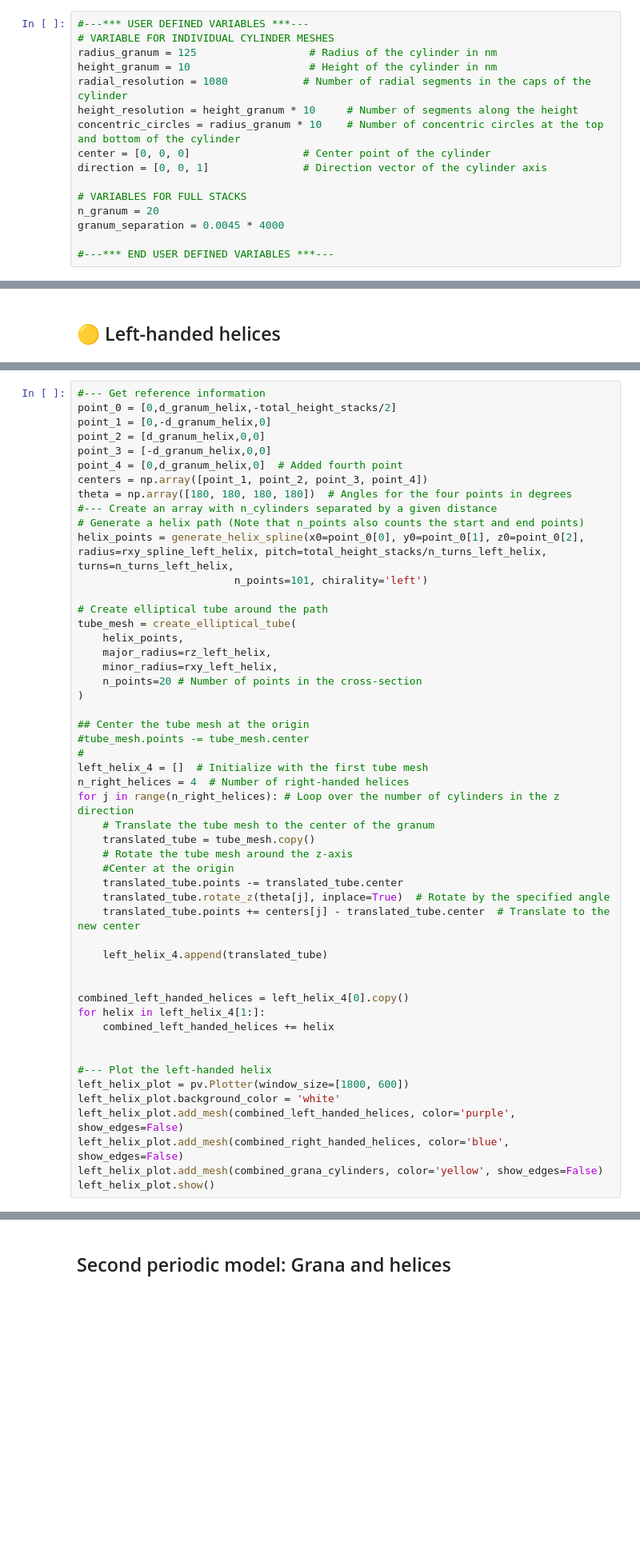
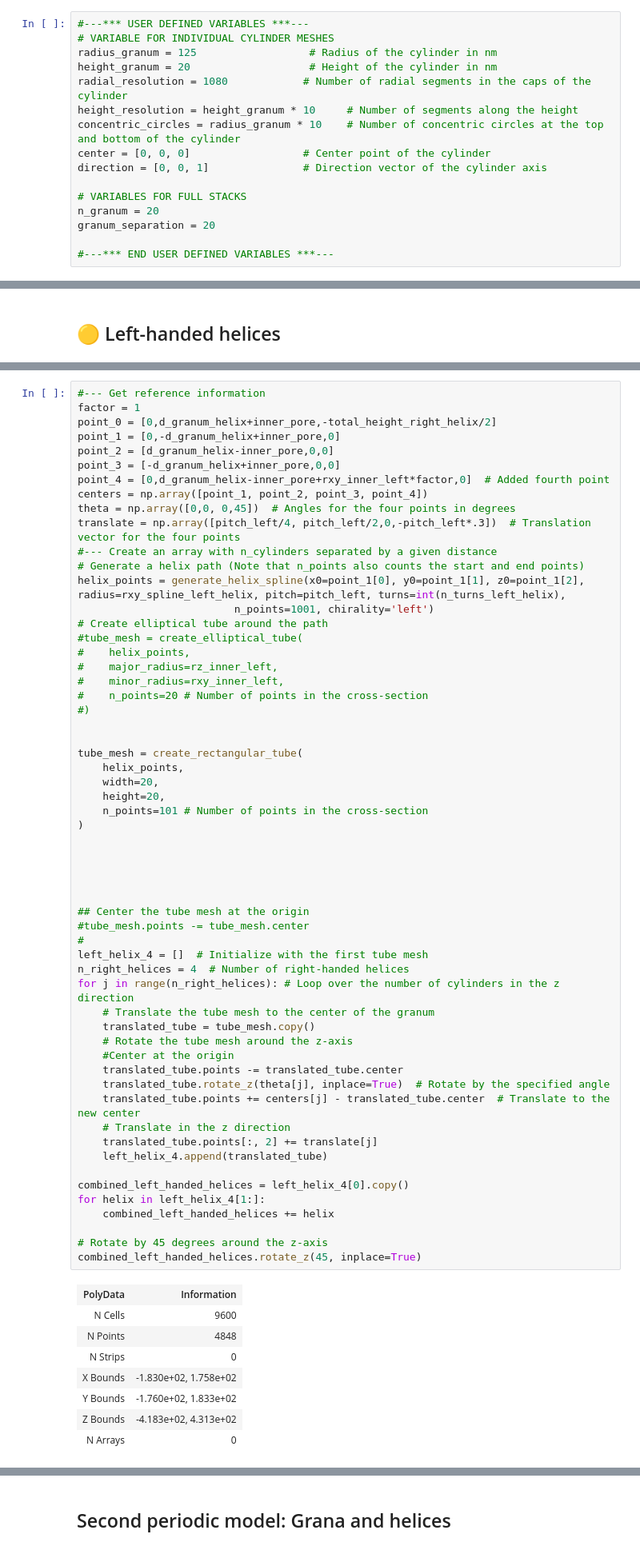
Before and after one commit to rubizarmiento/Chloroplast, a Jupyter notebook: remeshing.ipynb, the cells around one changed output, grey strips where cells are left out. Shown at 80% size. Saved outputs shown, nothing was run; the diff lists cells and outputs as text; blank space fills up the shorter version.

```diff
--- a/remeshing.ipynb
+++ b/remeshing.ipynb
@@ -2177,7 +2145,7 @@ We will visualize the original cryo-EM data to compare our simplified model.
 #---*** USER DEFINED VARIABLES ***---
 # VARIABLE FOR INDIVIDUAL CYLINDER MESHES
 radius_granum = 125                  # Radius of the cylinder in nm
-height_granum = 10                   # Height of the cylinder in nm
+height_granum = 20                   # Height of the cylinder in nm
 radial_resolution = 1080            # Number of radial segments in the caps of the cylinder
 height_resolution = height_granum * 10     # Number of segments along the height
 concentric_circles = radius_granum * 10    # Number of concentric circles at the top and bottom of the cylinder
@@ -2186,7 +2154,7 @@ direction = [0, 0, 1]               # Direction vector of the cylinder axis
 
 # VARIABLES FOR FULL STACKS
 n_granum = 20
-granum_separation = 0.0045 * 4000
+granum_separation = 20
 
 #---*** END USER DEFINED VARIABLES ***---
 # %%
@@ -2565,51 +2640,67 @@ print(f"Total height of the helix: {total_height_helix:.2f} nm")
 # %%
 #--- Get reference information
-point_0 = [0,d_granum_helix,-total_height_stacks/2]
-point_1 = [0,-d_granum_helix,0]
-point_2 = [d_granum_helix,0,0]
-point_3 = [-d_granum_helix,0,0]
-point_4 = [0,d_granum_helix,0]  # Added fourth point
+factor = 1
+point_0 = [0,d_granum_helix+inner_pore,-total_height_right_helix/2]
+point_1 = [0,-d_granum_helix+inner_pore,0]
+point_2 = [d_granum_helix-inner_pore,0,0]
+point_3 = [-d_granum_helix+inner_pore,0,0]
+point_4 = [0,d_granum_helix-inner_pore+rxy_inner_left*factor,0]  # Added fourth point
 centers = np.array([point_1, point_2, point_3, point_4])
-theta = np.array([180, 180, 180, 180])  # Angles for the four points in degrees
+theta = np.array([0,0, 0,45])  # Angles for the four points in degrees
+translate = np.array([pitch_left/4, pitch_left/2,0,-pitch_left*.3])  # Translation vector for the four points
 #--- Create an array with n_cylinders separated by a given distance
 # Generate a helix path (Note that n_points also counts the start and end points)
-helix_points = generate_helix_spline(x0=point_0[0], y0=point_0[1], z0=point_0[2], radius=rxy_spline_left_helix, pitch=total_height_stacks/n_turns_left_helix, turns=n_turns_left_helix,
-                         n_points=101, chirality='left')
+helix_points = generate_helix_spline(x0=point_1[0], y0=point_1[1], z0=point_1[2], radius=rxy_spline_left_helix, pitch=pitch_left, turns=int(n_turns_left_helix),
+                         n_points=1001, chirality='left')
+# Create elliptical tube around the path
+#tube_mesh = create_elliptical_tube(
+#    helix_points,
+#    major_radius=rz_inner_left,
+#    minor_radius=rxy_inner_left,
+#    n_points=20 # Number of points in the cross-section
+#)
 
-# Create elliptical tube around the path
-tube_mesh = create_elliptical_tube(
+
+tube_mesh = create_rectangular_tube(
     helix_points,
-    major_radius=rz_left_helix,
-    minor_radius=rxy_left_helix,
-    n_points=20 # Number of points in the cross-section
+    width=20,
+    height=20,
+    n_points=101 # Number of points in the cross-section
 )
+
+
+
+
 
 ## Center the tube mesh at the origin
 #tube_mesh.points -= tube_mesh.center
 #
 left_helix_4 = []  # Initialize with the first tube mesh
 n_right_helices = 4  # Number of right-handed helices
 for j in range(n_right_helices): # Loop over the number of cylinders in the z direction
     # Translate the tube mesh to the center of the granum
     translated_tube = tube_mesh.copy()
     # Rotate the tube mesh around the z-axis
     #Center at the origin
     translated_tube.points -= translated_tube.center
     translated_tube.rotate_z(theta[j], inplace=True)  # Rotate by the specified angle
     translated_tube.points += centers[j] - translated_tube.center  # Translate to the new center
-
+    # Translate in the z direction
+    translated_tube.points[:, 2] += translate[j]
     left_helix_4.append(translated_tube)
-
 
 combined_left_handed_helices = left_helix_4[0].copy()
 for helix in left_helix_4[1:]:
     combined_left_handed_helices += helix
 
-
-#--- Plot the left-handed helix
-left_helix_plot = pv.Plotter(window_size=[1800, 600])
-left_helix_plot.background_color = 'white'
-left_helix_plot.add_mesh(combined_left_handed_helices, color='purple', show_edges=False)
-left_helix_plot.add_mesh(combined_right_handed_helices, color='blue', show_edges=False)
-left_helix_plot.add_mesh(combined_grana_cylinders, color='yellow', show_edges=False)
-left_helix_plot.show()
+# Rotate by 45 degrees around the z-axis
+combined_left_handed_helices.rotate_z(45, inplace=True)
+# %% [output]
+| PolyData | Information |
+| N Cells | 9600 |
+| N Points | 4848 |
+| N Strips | 0 |
+| X Bounds | -1.830e+02, 1.758e+02 |
+| Y Bounds | -1.760e+02, 1.833e+02 |
+| Z Bounds | -4.183e+02, 4.313e+02 |
+| N Arrays | 0 |
```
Also changed, not shown: parts of 40 cells of this notebook.
